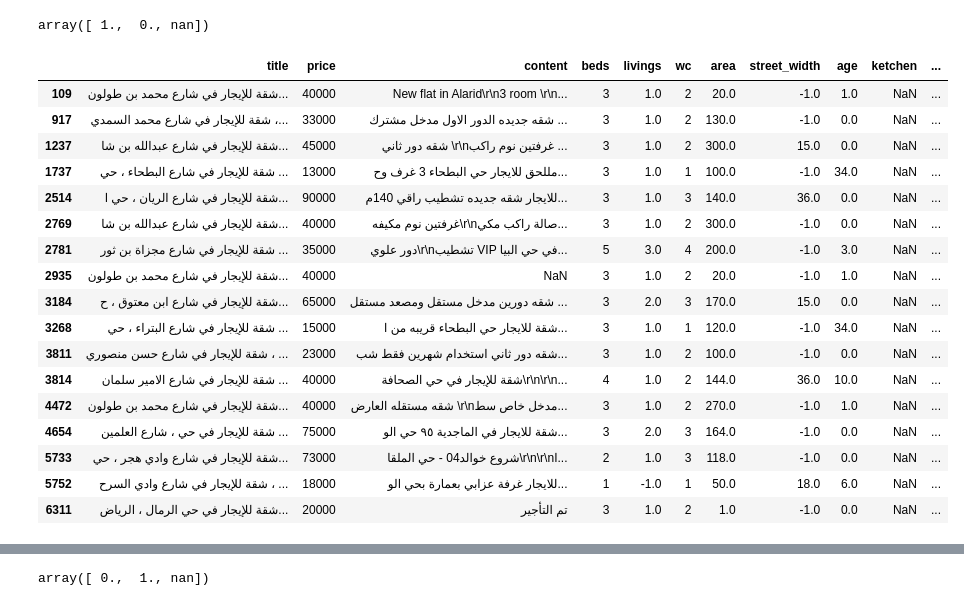
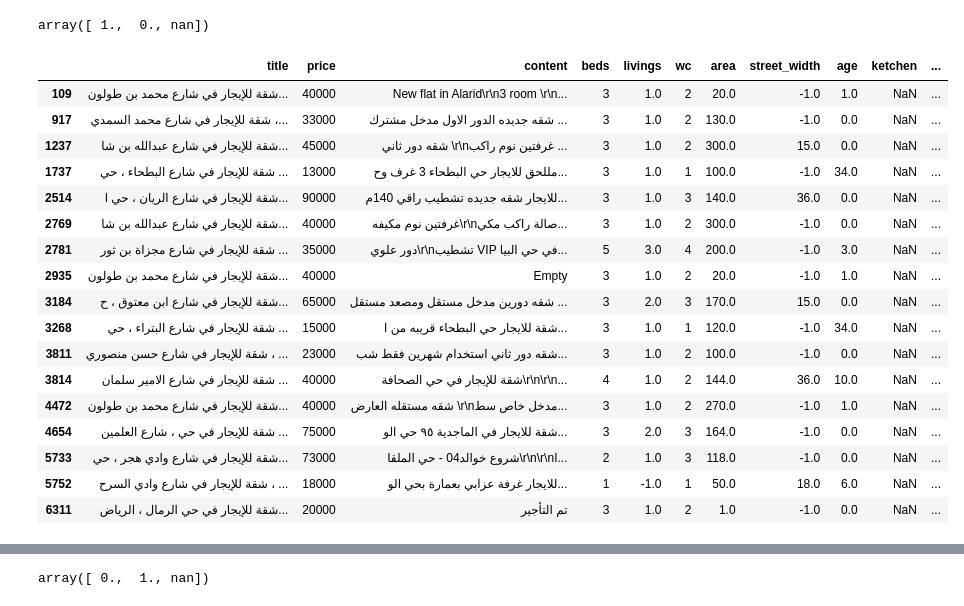
Before and after one commit to RandHamoud/Project3, a Jupyter notebook: Project3.ipynb, the cells around one changed output, grey strips where cells are left out. Cells and saved outputs as stored; diff of their text form; code cells hidden in the pictures.

```diff
--- a/Project3.ipynb
+++ b/Project3.ipynb
@@ -403,4 +514,4 @@ array([ 15.,  30.,  25.,  34.,  39.,  35.,  nan,  18.,  27.,  29.,  20.,
         68.,   7.,  58.,  62.,  64.,  71.,  90.,  54.,   6.,  69.,  66.,
         93.,  82.,  77.,  79.,  87.])
 # %%
-real_state['street_width'].fillna(-1, inplace=True)
+real_estate['street_width'].fillna(-1, inplace=True)
@@ -421,4 +539,4 @@ street_width
 87.0       1
 Name: count, Length: 82, dtype: int64
 # %%
-real_state['area'].fillna(-1, inplace=True)
+real_estate['area'].fillna(-1, inplace=True)
@@ -449,4 +574,4 @@ array(['1666 كل شهر',
        'عرض رقم 1320\r\n\r\nبسم الله الرحمن الرحيم\r\nالرجاء قراءة الاعلان بشكل واضح\r\nالسلام عليكم ورحمة الله وبركاته\r\n\r\nشقه للايجار دور اول\r\n دفعه 40الف دفعتين 43 الف\r\n\r\nغرفتين وصاله ومجل ...
        'غرفة وحمام \r\nمكيفات اسبيلت \r\nبحي النرجس'], dtype=object)
 # %%
-real_state['content'].fillna('Empty', inplace=True)
+real_estate['content'].fillna('Empty', inplace=True)
@@ -487,4 +619,4 @@ real_state[real_state['age'].isnull()]
 | 6752 | شقة للإيجار في طريق مكة المكرمة ا... | 40000 | شقة للإيجار ٣ غرف وصاله و٢ دورة م... | 3 | 1.0 | 2 | 120.0 | 25.0 | NaN | 1.0 | ... |
 705 rows × 19 columns
 # %%
-real_state['age'].fillna(-1, inplace=True)
+real_estate['age'].fillna(-1, inplace=True)
@@ -513,17 +652,17 @@ real_state['ketchen'].unique()
 # %% [output]
 array([ 1.,  0., nan])
 # %%
-real_state[real_state['ketchen'].isnull()]
+real_estate[real_estate['ketchen'].isnull()]
 # %% [output]
 |  | title | price | content | beds | livings | wc | area | street_width | age | ketchen | ... |
 | 109 | شقة للإيجار في شارع محمد بن طولون... | 40000 | New flat in Alarid\r\n3 room \r\n... | 3 | 1.0 | 2 | 20.0 | -1.0 | 1.0 | NaN | ... |
 | 917 | شقة للإيجار في شارع محمد السمدي ،... | 33000 | شقه جديده الدور الاول مدخل مشترك ... | 3 | 1.0 | 2 | 130.0 | -1.0 | 0.0 | NaN | ... |
 | 1237 | شقة للإيجار في شارع عبدالله بن شا... | 45000 | شقه دور ثاني \r\nغرفتين نوم راكب ... | 3 | 1.0 | 2 | 300.0 | 15.0 | 0.0 | NaN | ... |
 | 1737 | شقة للإيجار في شارع البطحاء ، حي ... | 13000 | مللحق للايجار حي البطحاء 3 غرف وح... | 3 | 1.0 | 1 | 100.0 | -1.0 | 34.0 | NaN | ... |
 | 2514 | شقة للإيجار في شارع الريان ، حي ا... | 90000 | للايجار شقه جديده تشطيب راقي 140م... | 3 | 1.0 | 3 | 140.0 | 36.0 | 0.0 | NaN | ... |
 | 2769 | شقة للإيجار في شارع عبدالله بن شا... | 40000 | غرفتين نوم مكيفه\r\nصالة راكب مكي... | 3 | 1.0 | 2 | 300.0 | -1.0 | 0.0 | NaN | ... |
 | 2781 | شقة للإيجار في شارع مجزاة بن ثور ... | 35000 | دور علوي\r\nتشطيب VIP في حي البيا... | 5 | 3.0 | 4 | 200.0 | -1.0 | 3.0 | NaN | ... |
-| 2935 | شقة للإيجار في شارع محمد بن طولون... | 40000 | NaN | 3 | 1.0 | 2 | 20.0 | -1.0 | 1.0 | NaN | ... |
+| 2935 | شقة للإيجار في شارع محمد بن طولون... | 40000 | Empty | 3 | 1.0 | 2 | 20.0 | -1.0 | 1.0 | NaN | ... |
 | 3184 | شقة للإيجار في شارع ابن معتوق ، ح... | 65000 | شقه دورين مدخل مستقل ومصعد مستقل ... | 3 | 2.0 | 3 | 170.0 | 15.0 | 0.0 | NaN | ... |
 | 3268 | شقة للإيجار في شارع البتراء ، حي ... | 15000 | شقة للايجار حي البطحاء قريبه من ا... | 3 | 1.0 | 1 | 120.0 | -1.0 | 34.0 | NaN | ... |
 | 3811 | شقة للإيجار في شارع حسن منصوري ، ... | 23000 | شقه دور ثاني استخدام شهرين فقط شب... | 3 | 1.0 | 2 | 100.0 | -1.0 | 0.0 | NaN | ... |
```
Also changed, not shown: parts of 62 cells of this notebook, 5 other files.
